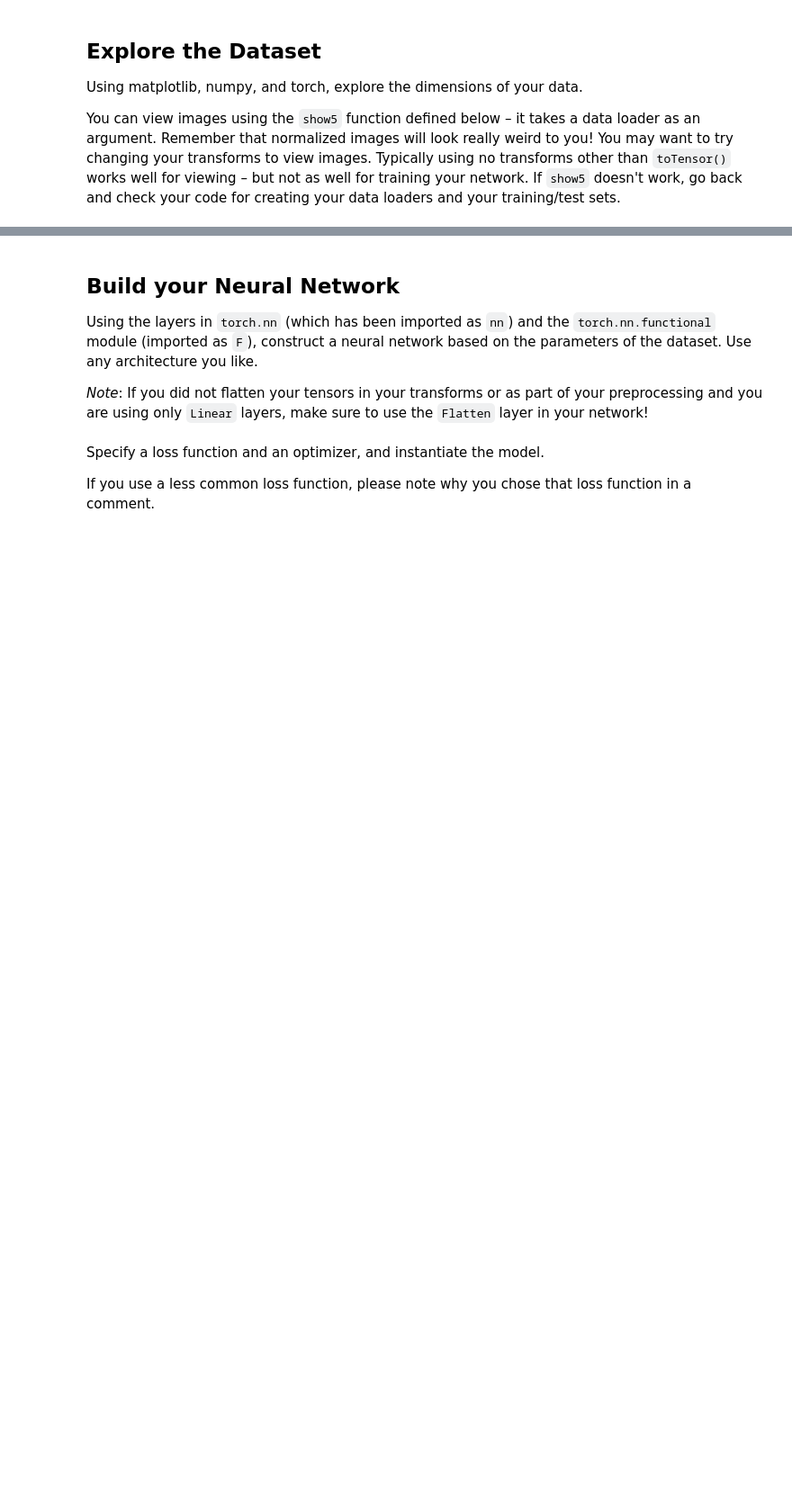
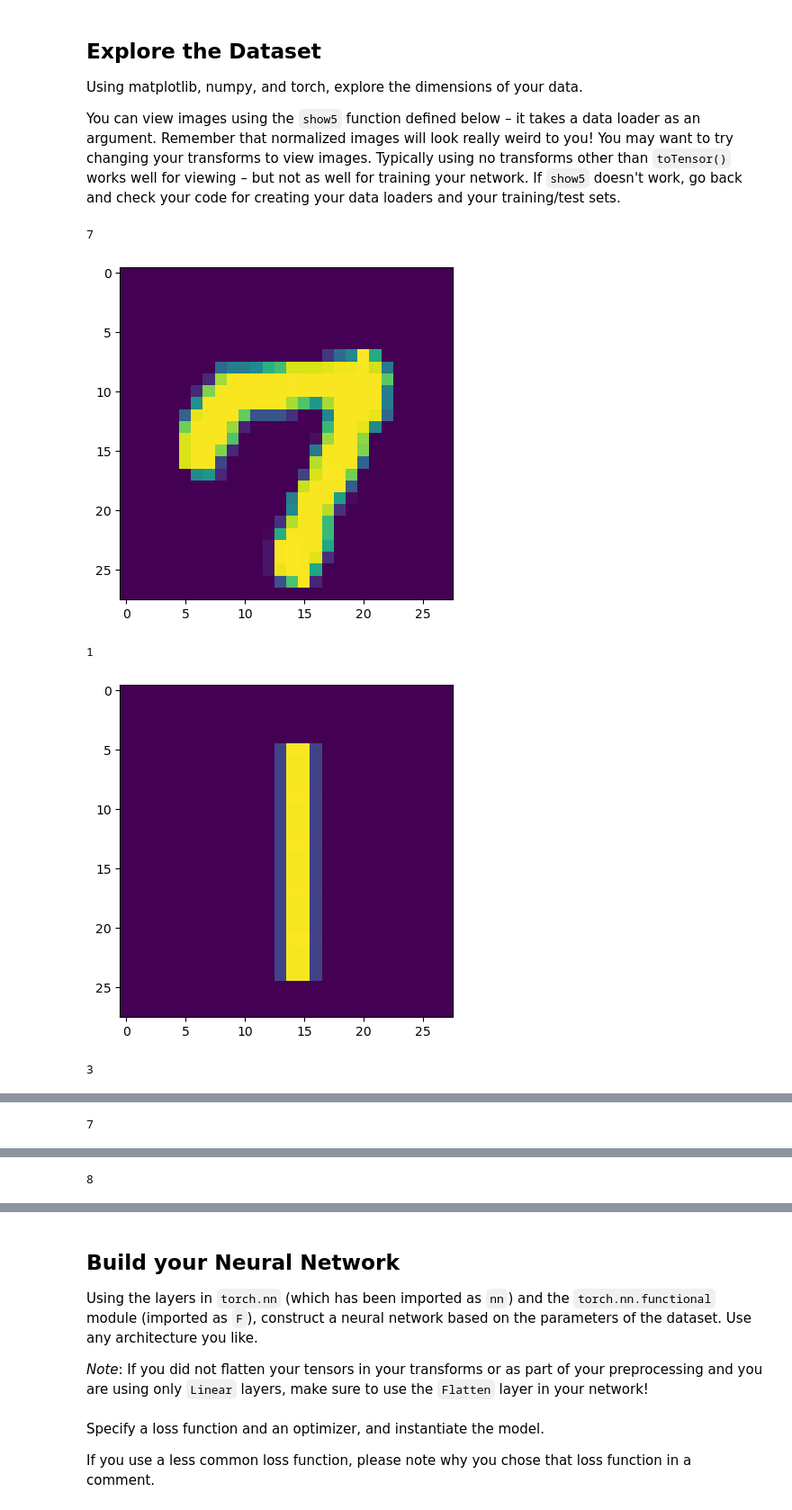
Before and after one commit to WisnuMulya/MNIST-classifier, a Jupyter notebook: MNIST_Handwritten_Digits-STARTER.ipynb, the cells around one changed output, grey strips where cells are left out. Shown at 90% size. Saved outputs shown, nothing was run; the diff lists cells and outputs as text; code cells hidden in the pictures; blank space fills up the shorter version.

```diff
--- a/MNIST_Handwritten_Digits-STARTER.ipynb
+++ b/MNIST_Handwritten_Digits-STARTER.ipynb
@@ -62,3 +42,17 @@ Once your dataset is created, you'll also need to define a `DataLoader` from the
+# %%
+# Define transforms
+transform = transforms.Compose([
+    transforms.ToTensor(),
+    transforms.Normalize((0.), (1.))
+])
+
+# Create training set and define training dataloader
+train_dataset = torchvision.datasets.MNIST('../', train=True, transform=transform, download=True)
+test_dataset = torchvision.datasets.MNIST('../', train=False, transform=transform, download=True)
+
+# Create test set and define test dataloader
+train_loader = torch.utils.data.DataLoader(train_dataset, batch_size=32, shuffle=True)
+test_loader = torch.utils.data.DataLoader(test_dataset, batch_size=32, shuffle=True)
 # %% [markdown]
 ## Justify your preprocessing
 
@@ -89,4 +83,10 @@ def show5(img_loader):
         plt.show()
 # %%
 # Explore data
-## YOUR CODE HERE ##
+show5(train_loader)
+# %% [output]
+7
+[figure, added]
+1
+[figure, added]
+3
@@ -92,0 +94 @@ def show5(img_loader):
+7
@@ -92,0 +96 @@ def show5(img_loader):
+8
```
Also changed, not shown: parts of 30 cells of this notebook, 1 other file.
